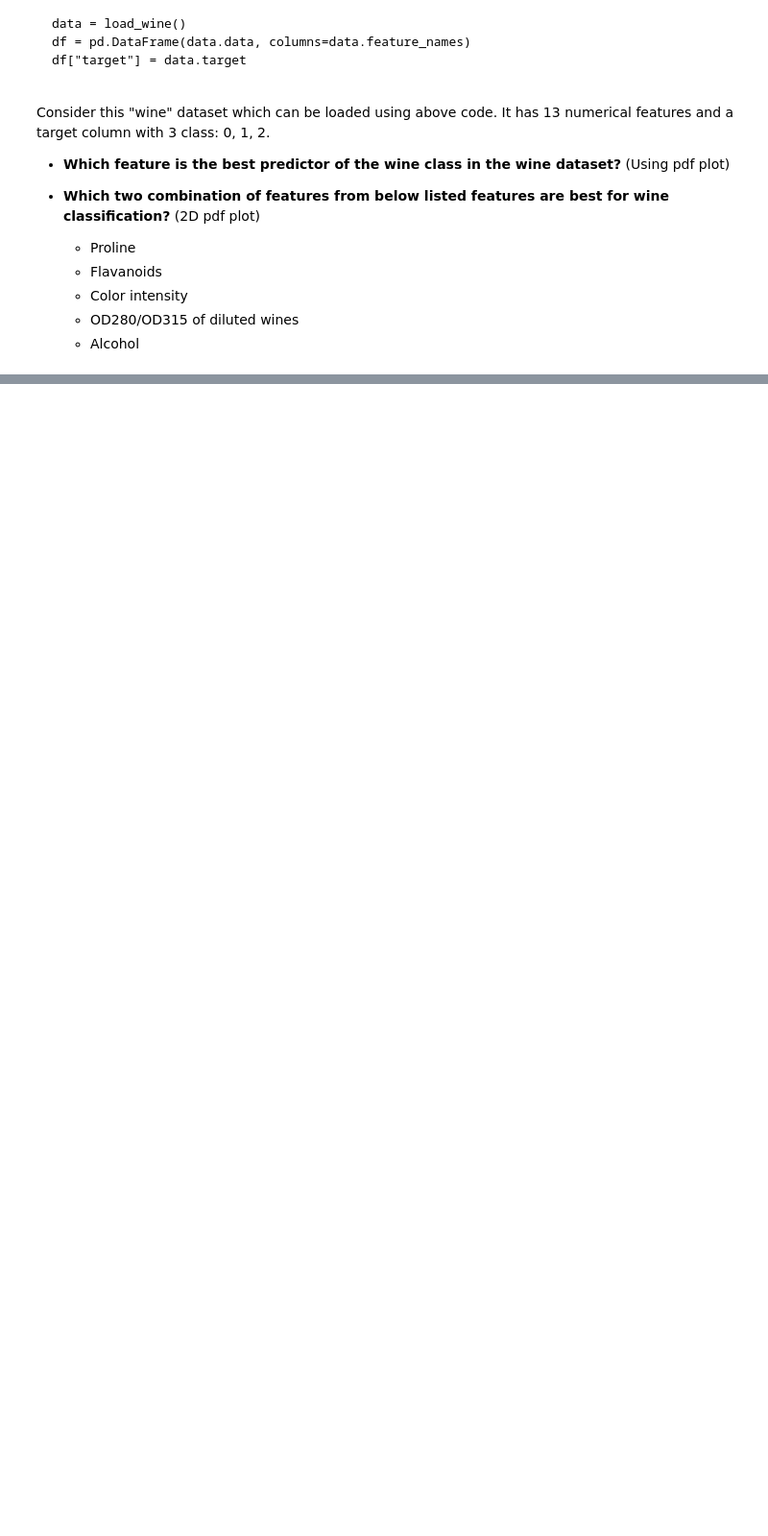
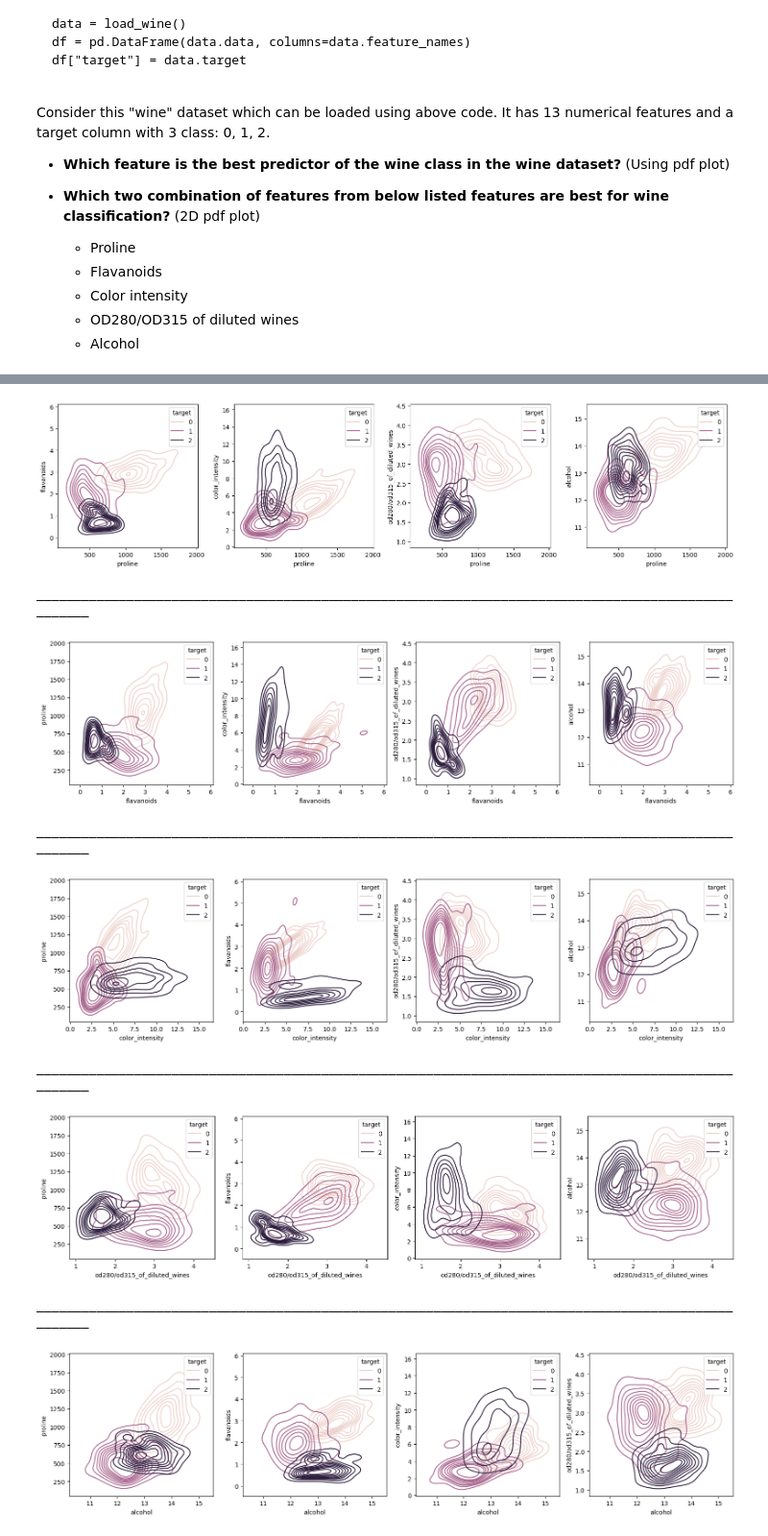
Before and after one commit to datta-abhi/statistics_campusx, a Jupyter notebook: task_41.ipynb, the cells around one changed output, grey strips where cells are left out. Shown at 96% size. Drawn from its saved outputs; the diff is of its cells as text; code cells hidden in the pictures; blank space fills up the shorter version.

```diff
--- a/task_41.ipynb
+++ b/task_41.ipynb
@@ -67,0 +153,26 @@ Consider this "wine" dataset which can be loaded using above code. It has 13 num
+# %%
+cols_jointplot = ['proline', 'flavanoids','color_intensity','od280/od315_of_diluted_wines','alcohol']
+
+for main_col in cols_jointplot:
+
+    plt.figure(figsize=(16, 4))  # Adjust the figure size outside the loop
+    k = 1
+    for col in cols_jointplot:
+        if col != main_col:
+            plt.subplot(1, 4, k)
+            sns.kdeplot(data=wine, x=main_col, y=col, hue='target')
+
+            k += 1
+    plt.tight_layout()  # Adjust subplot parameters to give specified padding
+    plt.show()  # Show the plot after each main_col iteration
+    print('_'*100)
+# %% [output]
+[figure, added]
+____________________________________________________________________________________________________
+[figure, added]
+____________________________________________________________________________________________________
+[figure, added]
+____________________________________________________________________________________________________
+[figure, added]
+____________________________________________________________________________________________________
+[figure, added]
```
Also changed, not shown: parts of 14 cells of this notebook, 1 other file.
